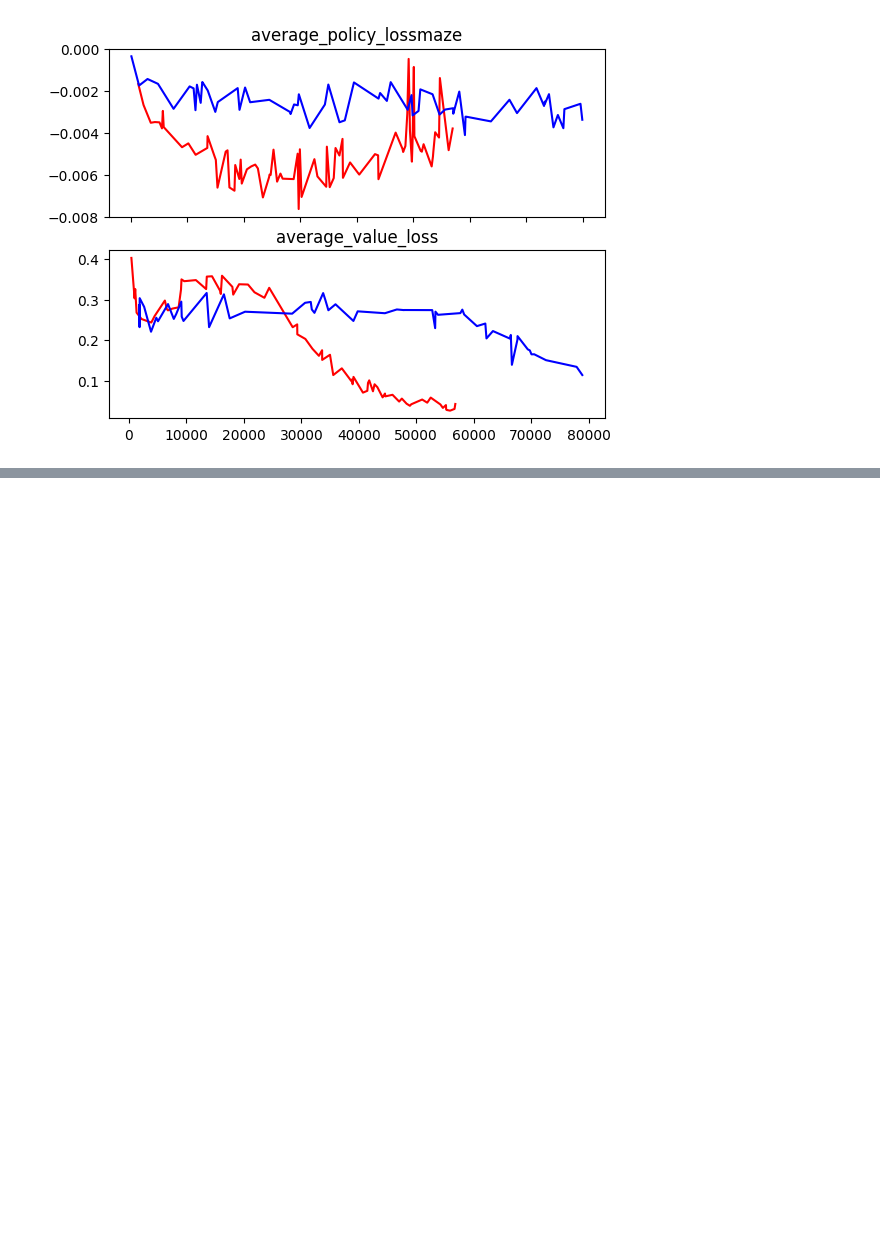
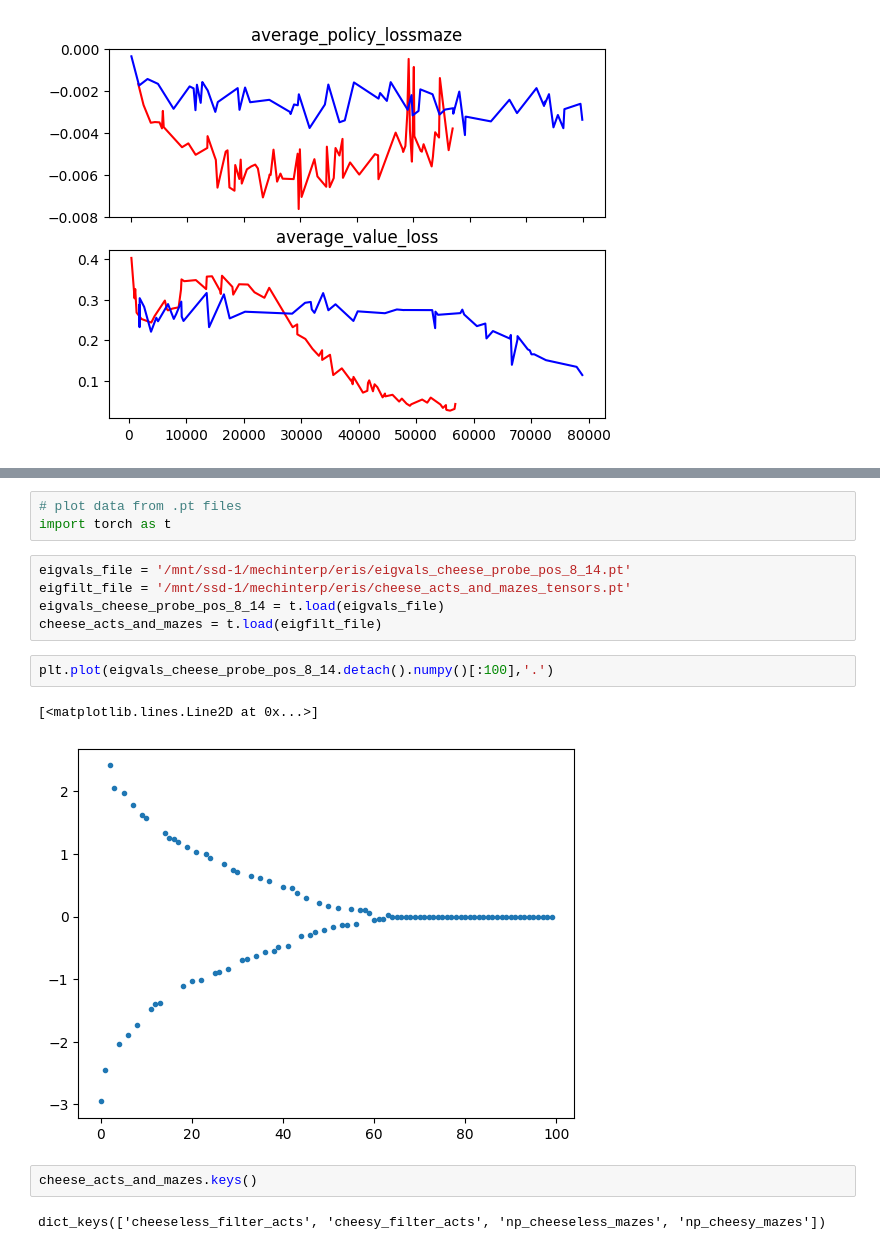
Before and after one commit to Narmeen07/RL_bilinear_experiments, a Jupyter notebook: bilinear_experiments/wandb_and_other_preloaded_data_figures.ipynb, the cells around one changed output, grey strips where cells are left out. Saved outputs shown, nothing was run; the diff lists cells and outputs as text; blank space fills up the shorter version.

```diff
--- a/bilinear_experiments/wandb_and_other_preloaded_data_figures.ipynb
+++ b/bilinear_experiments/wandb_and_other_preloaded_data_figures.ipynb
@@ -93,0 +104,17 @@ Text(0.5, 1.0, 'average_value_loss')
+# %%
+# plot data from .pt files
+import torch as t
+# %%
+eigvals_file = '/mnt/ssd-1/mechinterp/eris/eigvals_cheese_probe_pos_8_14.pt'
+eigfilt_file = '/mnt/ssd-1/mechinterp/eris/cheese_acts_and_mazes_tensors.pt'
+eigvals_cheese_probe_pos_8_14 = t.load(eigvals_file)
+cheese_acts_and_mazes = t.load(eigfilt_file)
+# %%
+plt.plot(eigvals_cheese_probe_pos_8_14.detach().numpy()[:100],'.')
+# %% [output]
+[<matplotlib.lines.Line2D at 0x...>]
+[figure, added]
+# %%
+cheese_acts_and_mazes.keys()
+# %% [output]
+dict_keys(['cheeseless_filter_acts', 'cheesy_filter_acts', 'np_cheeseless_mazes', 'np_cheesy_mazes'])
```
Also changed, not shown: parts of 1 cell of this notebook.
